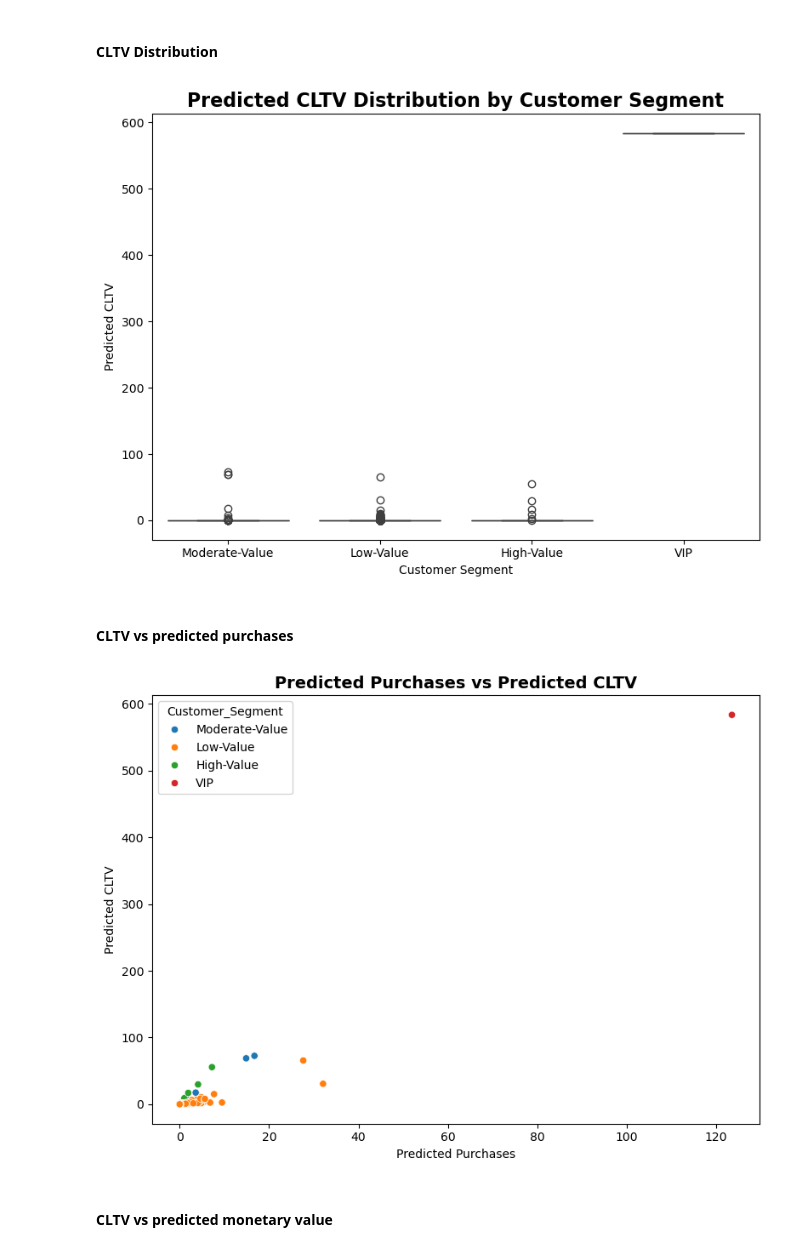
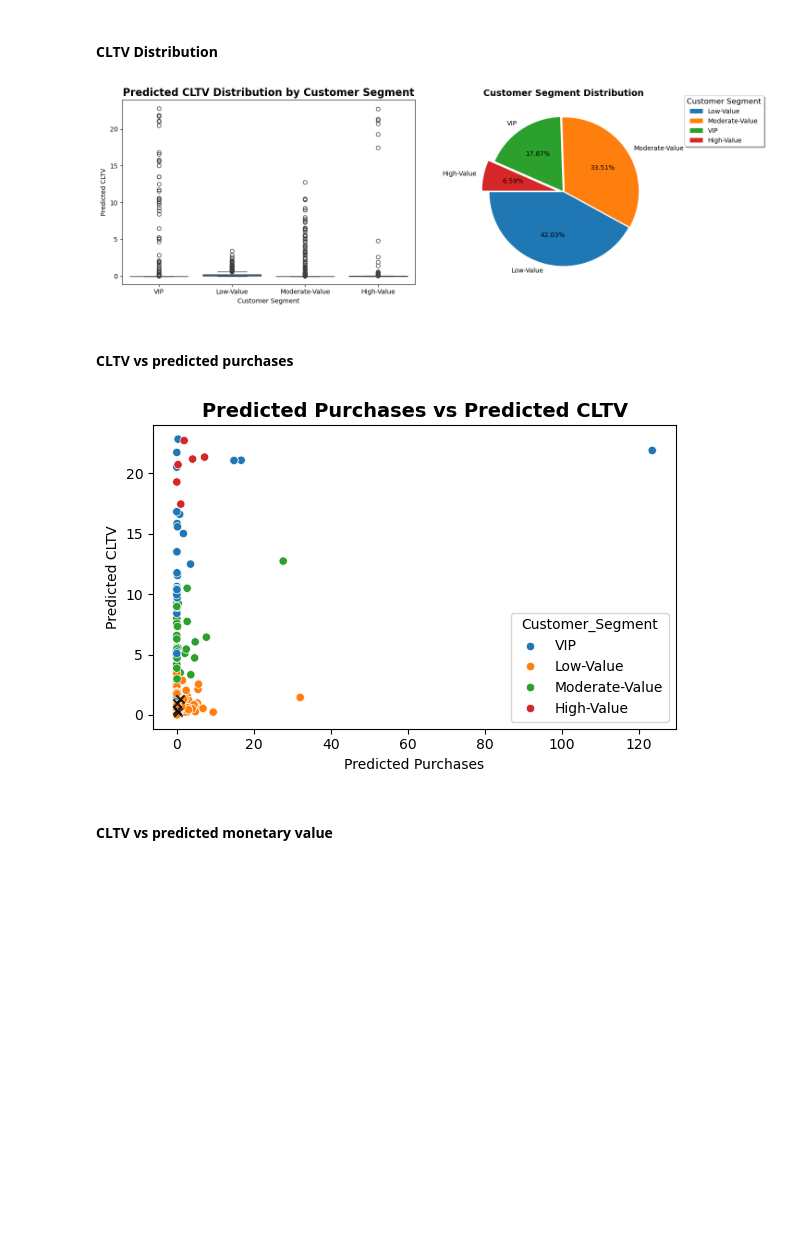
Before and after one commit to annugit1655/Customer-Behaviour-Analysis-with-CLTV, a Jupyter notebook: notebooks/04-CLTV-Probabilistic-models.ipynb, the cells around one changed output. Saved outputs shown, nothing was run; the diff lists cells and outputs as text; code cells hidden in the pictures; blank space fills up the shorter version.

```diff
--- a/notebooks/04-CLTV-Probabilistic-models.ipynb
+++ b/notebooks/04-CLTV-Probabilistic-models.ipynb
@@ -827,7 +817,7 @@ wcss = []                           # Within-Cluster-Sum-of-Squares (WCSS)
 explained_variance = []
 n_cluster = []
 for k in range(1, 11):
-    kmeans = KMeans(n_clusters=k, random_state=42)
+    kmeans = KMeans(n_clusters=k, init='k-means++', random_state=42)
     kmeans.fit(new_df)
     inertias = kmeans.inertia_
     wcss.append(inertias)
@@ -849,7 +839,7 @@ fig, ax = plt.subplots(1, 2, figsize=(15, 5))
 # plot no. of clusters with variance explained
 ax[0].plot(range(1, 11), explained_variance, 'bo-')
 ax[0].set_xticks(range(1, 11))
-ax[0].axhline(y=0.88, color='r', ls='--', label='88% threshold')
+ax[0].axhline(y=0.91, color='r', ls='--', label='91% threshold')
 ax[0].set_xlabel('Number of Clusters (K)', fontsize=12, fontweight='bold')
 ax[0].set_ylabel('Variance Explained (%)', fontsize=12, fontweight='bold')
 ax[0].set_title('Variance Explained by K-means', fontsize=16, fontweight='bold', y=1.04)
@@ -933,10 +924,10 @@ display(cluster_summary)#.sort_values(by='Predicted_cltv', ascending=False).styl
 | 3 | Very high CLV, high purchases | VIP Customers |
 # %%
 cluster_labels = {
-    3: "VIP",
-    1: "High-Value",
-    2: "Low-Value",
-    0: "Moderate-Value"
+    1: "VIP",
+    3: "High-Value",
+    0: "Moderate-Value",
+    2: "Low-Value"
 }
 
 kmeans_cluster_df["Customer_Segment"] = kmeans_cluster_df["Cluster"].map(cluster_labels)
@@ -1735,28 +1703,44 @@ plt.show()
 # %%
 #Don't look at average CLTV
 
-plt.figure(figsize=(8, 6))
+fig, ax = plt.subplots(ncols=2, figsize=(15, 5))
 
+# Box plot
 sns.boxplot(
     data=merged_df,
     x="Customer_Segment",
-    y="Predicted_cltv"
+    y="Predicted_cltv",
+    ax=ax[0]
 )
 
-plt.title("Predicted CLTV Distribution by Customer Segment", fontdict={'size':16, 'weight':'bold'})
-plt.xlabel("Customer Segment")
-plt.ylabel("Predicted CLTV")
+ax[0].set_title("Predicted CLTV Distribution by Customer Segment", fontdict={'size':16, 'weight':'bold'})
+ax[0].set_xlabel("Customer Segment")
+ax[0].set_ylabel("Predicted CLTV")
+
+# Pie Chart
+ax[1].pie(
+    kmeans_cluster_df["Customer_Segment"].value_counts(),
+    labels = kmeans_cluster_df["Customer_Segment"].value_counts().index,
+    startangle = 180,
+    explode = [0.0,0.02,0.02,0.1],
+    autopct = "%1.2f%%"
+)
+
+ax[1].set_title("Customer Segment Distribution", fontsize=14, fontweight='bold')
+ax[1].legend(loc='upper right', title="Customer Segment", title_fontsize=12, fontsize=10, bbox_to_anchor=(1.6, 1.04), shadow=True)
+
 
 plt.tight_layout()
+plt.subplots_adjust(hspace=0.01)
 plt.show()
 
 #This lets you see whether your segments are genuinely separated or whether there is substantial overlap.
 # %% [output]
-[figure, old version]
+[figure, new version]
 # %% [markdown]
 #### **CLTV vs predicted purchases**
 # %%
-plt.figure(figsize=(8, 6))
+plt.figure(figsize=(6, 4))
 
 sns.scatterplot(
     data=merged_df,
@@ -1764,6 +1748,7 @@ sns.scatterplot(
     y="Predicted_cltv",
     hue="Customer_Segment"
 )
+plt.scatter(centers[:, 0], centers[:, 3], marker = "x", color = "k", alpha = 0.8)
 
 plt.title("Predicted Purchases vs Predicted CLTV", fontdict={'size':14, 'weight':'bold'})
 plt.xlabel("Predicted Purchases")
@@ -1772,7 +1757,7 @@ plt.ylabel("Predicted CLTV")
 plt.tight_layout()
 plt.show()
 # %% [output]
-[figure, old version]
+[figure, new version]
 # %% [markdown]
 #### **CLTV vs predicted monetary value**
 # %%
```
Also changed, not shown: parts of 76 cells of this notebook, 4 other files.
